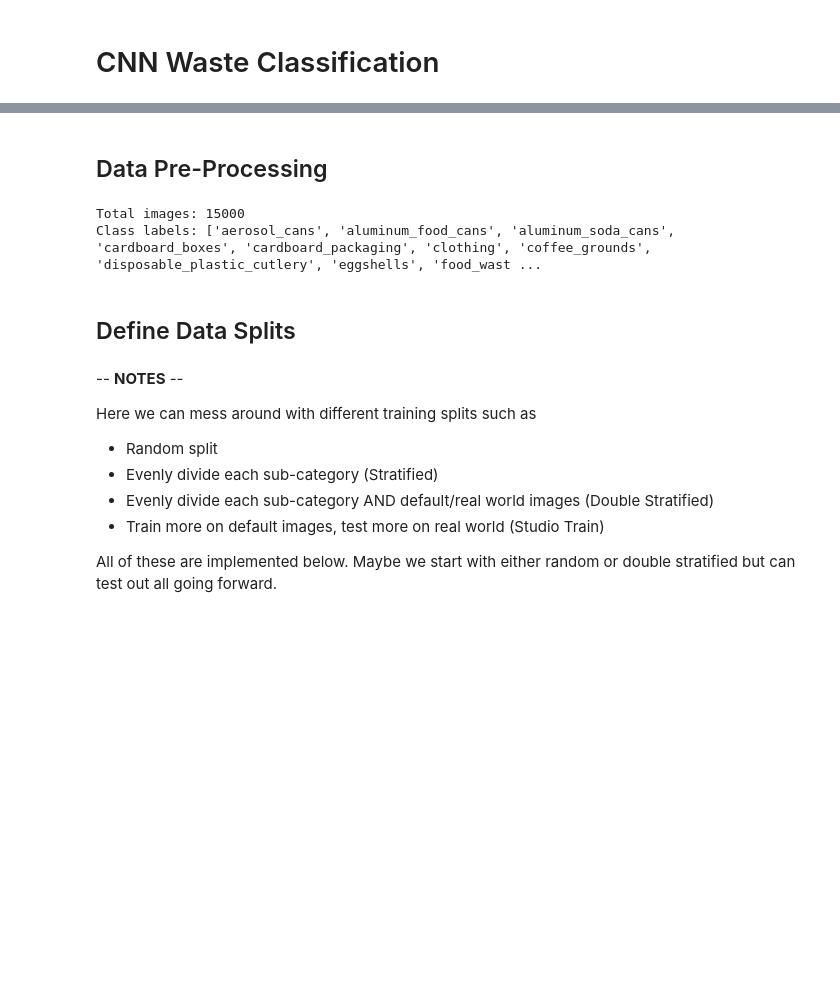
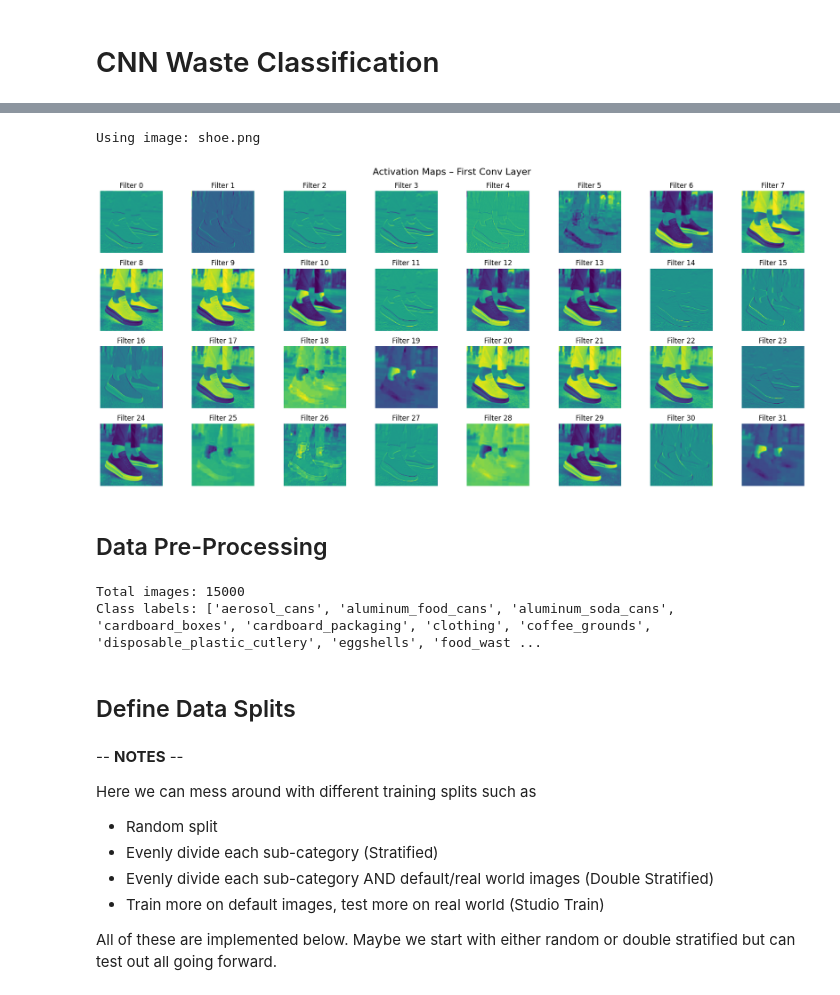
Before and after one commit to skozub25/Waste-Classification, a Jupyter notebook: wasteclassification_hunter.ipynb, the cells around one changed output, grey strips where cells are left out. Saved outputs shown, nothing was run; the diff lists cells and outputs as text; code cells hidden in the pictures; blank space fills up the shorter version.

```diff
--- a/wasteclassification_hunter.ipynb
+++ b/wasteclassification_hunter.ipynb
@@ -7,3 +48,68 @@ Purpose, goal, context, blah blah blah
+# %%
+import torch
+import matplotlib.pyplot as plt
+import torchvision.transforms as transforms
+from PIL import Image
+import os
+
+# Load your model (already done)
+# efficientnet_model = torch.load('full_efficientnet_model_v3.pth', map_location=device)
+# efficientnet_model.eval()
+
+# Define transform (match training)
+transform = transforms.Compose([
+    transforms.Resize((224, 224)),
+    transforms.ToTensor(),
+    transforms.Normalize([0.485, 0.456, 0.406], [0.229, 0.224, 0.225])
+])
+
+# Choose a sample image (update the path as needed)
+category_folder = random.choice(os.listdir('images'))
+category_path = os.path.join('images', category_folder)
+
+# 2. Pick random subfolder inside the category (default or real_world)
+subfolder = random.choice(os.listdir(category_path))
+subfolder_path = os.path.join(category_path, subfolder)
+
+# 3. Pick a random image inside that subfolder
+random_image = random.choice(os.listdir(subfolder_path))
+# img_path = os.path.join(subfolder_path, random_image)
+img_path = 'shoe.png'
+
+print(f"Using image: {img_path}")
+
+# 4. Open the image
+img = Image.open(img_path).convert('RGB')
+input_tensor = transform(img).unsqueeze(0).to(device)  # Add batch dim
+
+# --------
+# Extract activations from first conv layer
+# EfficientNet first conv layer is usually model.features[0][0] (double check)
+first_conv_layer = efficientnet_model.features[0][0]
+
+# Forward pass only through first conv layer
+with torch.no_grad():
+    activation = first_conv_layer(input_tensor)
+
+# activation shape: [1, 32, H, W]
+num_filters = activation.shape[1]
+
+# Plot activation maps
+fig, axes = plt.subplots(4, 8, figsize=(18, 8))
+axes = axes.flatten()
+
+for i in range(min(num_filters, len(axes))):
+    ax = axes[i]
+    ax.imshow(activation[0, i].cpu(), cmap='viridis')
+    ax.axis('off')
+    ax.set_title(f'Filter {i}')
+
+plt.suptitle(f"Activation Maps – First Conv Layer", fontsize=16)
+plt.tight_layout()
+plt.show()
+# %% [output]
+Using image: shoe.png
+[figure, added]
 # %% [markdown]
 ## Data Pre-Processing
 # %%
```
Also changed, not shown: parts of 17 cells of this notebook.
